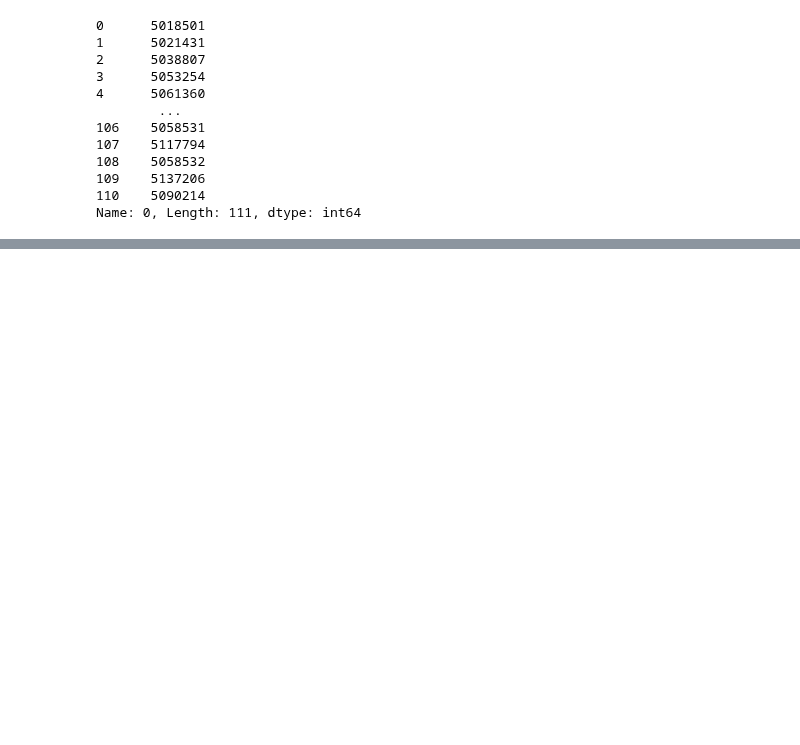
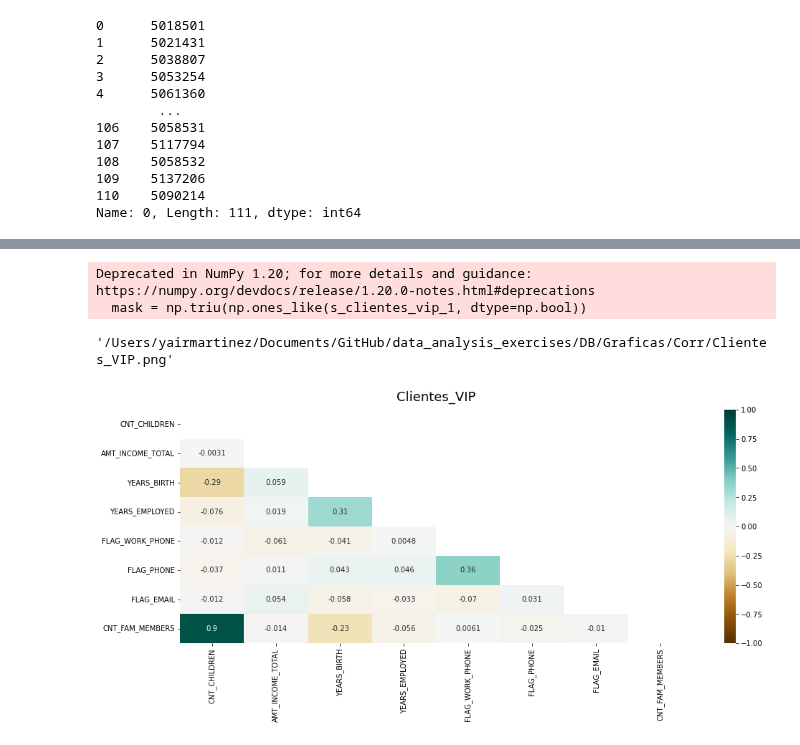
Before and after one commit to lymc33/Data_analysis_exercises, a Jupyter notebook: KPI_exercise/4_client_corr.ipynb, the cells around one changed output, grey strips where cells are left out. Drawn from its saved outputs; the diff is of its cells as text; code cells hidden in the pictures; blank space fills up the shorter version.

```diff
--- a/KPI_exercise/4_client_corr.ipynb
+++ b/KPI_exercise/4_client_corr.ipynb
@@ -13,8 +13,10 @@ clientes_malos = pd.read_csv('/Users/yairmartinez/Documents/GitHub/data_analysis
 clientes_regulares = pd.read_csv('/Users/yairmartinez/Documents/GitHub/data_analysis_exercises/DB/Tablas/class_ID_regulares.csv')
 clientes_vip = pd.read_csv('/Users/yairmartinez/Documents/GitHub/data_analysis_exercises/DB/Tablas/class_ID_vip.csv')
 
+# Se eliminan duplicados,  STATUS (ver 1_data_cleaning.ipynb ) balance del mes
+
 dfAll_m = dfAll.drop_duplicates( subset= ['ID'] , keep='first')
-dfAll_m = dfAll_m.drop(['Unnamed: 0','STATUS', 'OCCUPATION_TYPE', 'MONTHS_BALANCE'], axis = 1)
+dfAll_m = dfAll_m.drop(['Unnamed: 0','STATUS', 'MONTHS_BALANCE'], axis = 1)
 dfAll_m.head()
 # %% [output]
 |  | ID | CODE_GENDER | FLAG_OWN_CAR | FLAG_OWN_REALTY | CNT_CHILDREN | AMT_INCOME_TOTAL | NAME_INCOME_TYPE | ... |
@@ -202,12 +228,17 @@ shutil.move(pos1,pos2)
 # %%
 plt.figure(figsize=(16, 6))
-mask = np.triu(np.ones_like(s_clientes_vip, dtype=np.bool))
-heatmap = sns.heatmap(s_clientes_vip, mask= mask, vmin=-1, vmax=1, annot=True, cmap='BrBG')
+mask = np.triu(np.ones_like(s_clientes_vip_1, dtype=np.bool))
+heatmap = sns.heatmap(s_clientes_vip_1, mask= mask, vmin=-1, vmax=1, annot=True, cmap='BrBG')
 heatmap.set_title('Clientes_VIP', fontdict={'fontsize':18}, pad=12);
 
 plt.savefig('Clientes_VIP.png', dpi=300, bbox_inches='tight')
 pos1= '/Users/yairmartinez/Documents/GitHub/data_analysis_exercises/KPI_exercise/Clientes_VIP.png'
-pos2= '/Users/yairmartinez/Documents/GitHub/data_analysis_exercises/DB/Graficas/Clientes_VIP.png'
+pos2= '/Users/yairmartinez/Documents/GitHub/data_analysis_exercises/DB/Graficas/Corr/Clientes_VIP.png'
 shutil.move(pos1,pos2)
+# %% [output]
+Deprecated in NumPy 1.20; for more details and guidance: https://numpy.org/devdocs/release/1.20.0-notes.html#deprecations
+  mask = np.triu(np.ones_like(s_clientes_vip_1, dtype=np.bool))
+'/Users/yairmartinez/Documents/GitHub/data_analysis_exercises/DB/Graficas/Corr/Clientes_VIP.png'
+[figure, added]
 # %%
 plt.figure(figsize=(16, 6))
```
Also changed, not shown: parts of 43 cells of this notebook, 25 other files.
